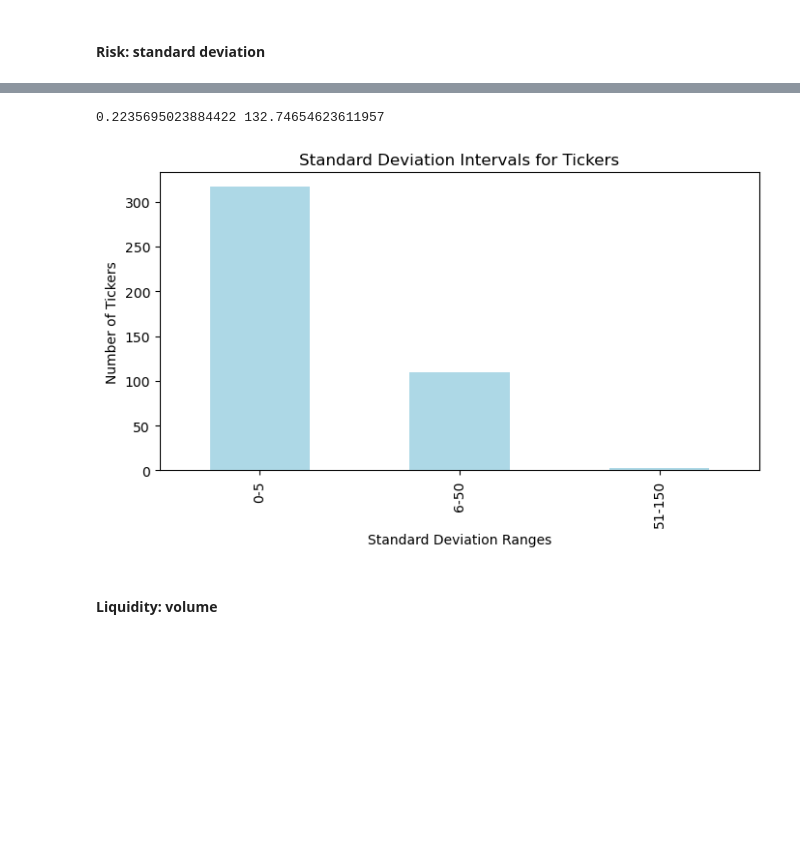
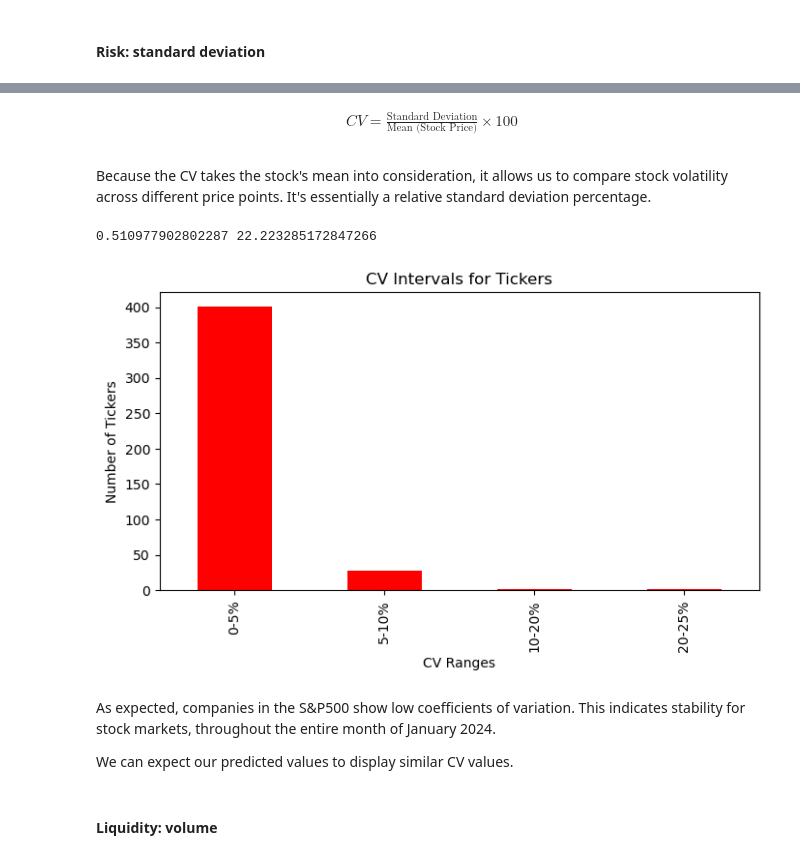
Before and after one commit to pmgfernandes04/SP500-Using-ML-and-Search-Methods, a Jupyter notebook: report.ipynb, the cells around one changed output, grey strips where cells are left out. Saved outputs shown, nothing was run; the diff lists cells and outputs as text; code cells hidden in the pictures; blank space fills up the shorter version.

```diff
--- a/report.ipynb
+++ b/report.ipynb
@@ -542,8 +542,8 @@ for ticker in tickers_3522:
     # Temporarily transform into dataframe
     df = pd.read_csv(file_path)
 
-    start_date = '2024-01-01'
-    end_date = '2024-01-31'
+    start_date = '2010-01-04'
+    end_date = '2023-12-29'
 
     # Filter rows
     interval_df = df[(df['Date'] >= start_date) & (df['Date'] <= end_date)]
@@ -641,5 +645,13 @@ The criteria we used to define risk is **standard deviation**.
+# %% [markdown]
+<center>
+
+$ CV = \frac{\text{Standard Deviation}}{\text{Mean (Stock Price)}} \times 100 $
+
+</center>
+# %% [markdown]
+Because the CV takes the stock's mean into consideration, it allows us to compare stock volatility across different price points. It's essentially a relative standard deviation percentage.
 # %%
-std_dev_prices = {}
+cv_prices = {}
 
 for ticker in tickers_3522:
     file_path = os.path.join(clean_directory, f"{ticker}.csv")
@@ -651,39 +663,39 @@ for ticker in tickers_3522:
     interval_df = df[(df['Date'] >= start_date) & (df['Date'] <= end_date)]
 
     # Calculate the standard deviation of the 'Close' column in the sectioned data
-    std_deviation = interval_df.Close.std()
+    cv = (interval_df.Close.std() / interval_df.Close.mean()) * 100
 
     # Store the standard deviation in the dictionary
-    std_dev_prices[std_deviation] = ticker
+    cv_prices[cv] = ticker
 # %%
-min_diff = min(std_dev_prices)
-max_diff = max(std_dev_prices)
+min_diff = min(cv_prices)
+max_diff = max(cv_prices)
 
 print(min_diff, max_diff)
 # %% [output]
-0.2235695023884422 132.74654623611957
+0.510977902802287 22.223285172847266
 # %%
-# Assuming std_dev_prices is already populated
-# Standard deviation values range from 0.22357 to 132.74655
 ranges = pd.cut(
-    list(std_dev_prices.keys()),
-    bins=[0, 5, 50, 150],  # Define suitable bins for standard deviations
-    labels=['0-5', '6-50', '51-150']
+    list(cv_prices.keys()),
+
+    bins = [0, 5, 10, 20, 25],
+    labels = ['0-5%', '5-10%', '10-20%', '20-25%']
+
 )
 
-# Group data by these ranges
-grouped_data = pd.Series(std_dev_prices.keys()).groupby(ranges, observed=False).size()
+grouped_data = pd.Series(cv_prices.keys()).groupby(ranges, observed=False).size()
 
-# Plotting
 plt.figure(figsize=(8, 4))
-grouped_data.plot(kind='bar', color='lightblue')
-
-# Adding titles and labels
-plt.title('Standard Deviation Intervals for Tickers')
-plt.xlabel('Standard Deviation Ranges')
+grouped_data.plot(kind='bar', color='red')
+plt.title('CV Intervals for Tickers')
+plt.xlabel('CV Ranges')
 plt.ylabel('Number of Tickers')
 plt.show()
 # %% [output]
-[figure, old version]
+[figure, new version]
+# %% [markdown]
+As expected, companies in the S&P500 show low coefficients of variation. This indicates stability for stock markets, throughout the entire month of January 2024.
+
+We can expect our predicted values to display similar CV values.
 # %% [markdown]
 #### Liquidity: volume
```
Also changed, not shown: parts of 12 cells of this notebook, 1 other file.
